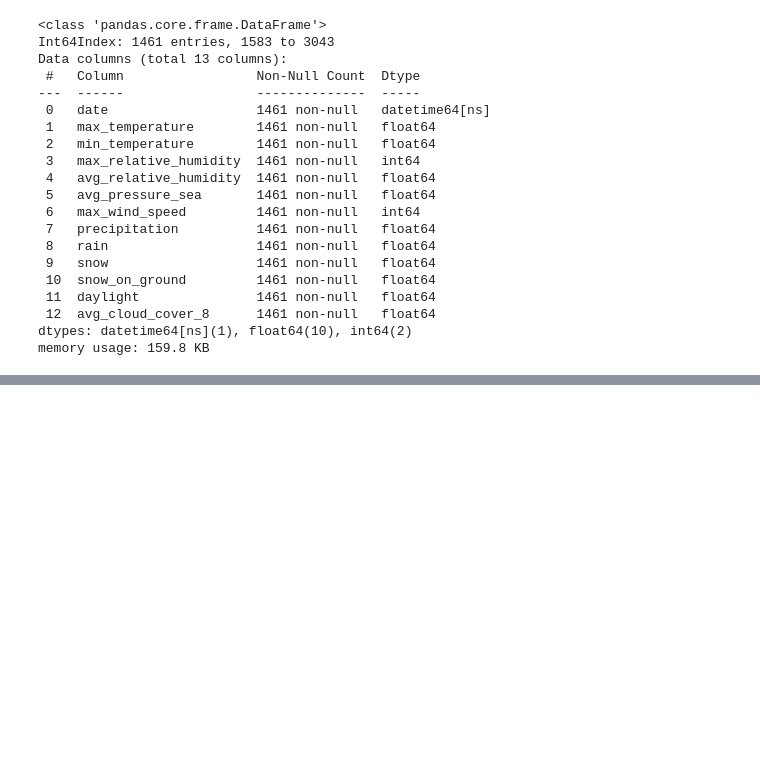
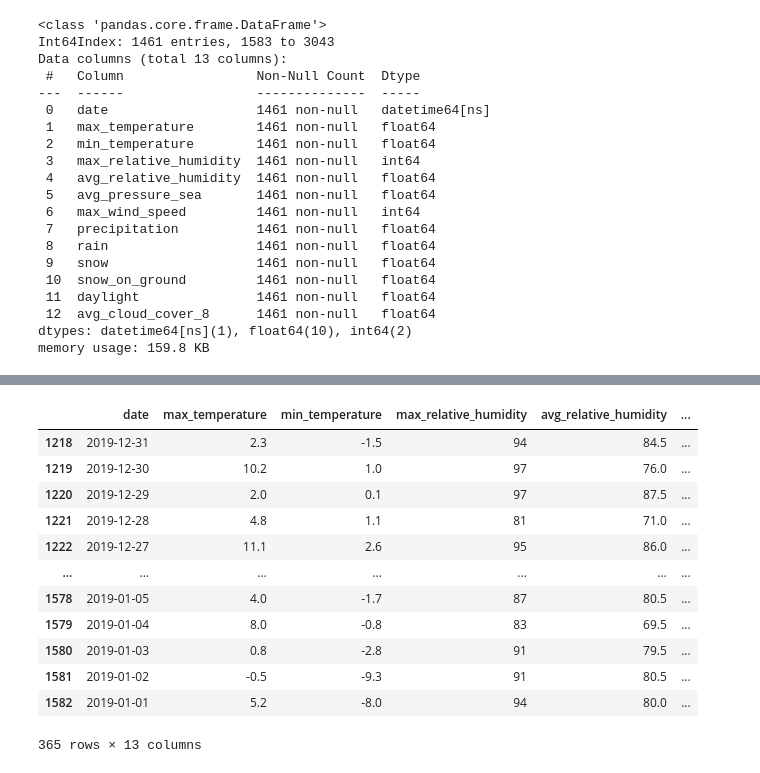
Before and after one commit to MickMarch/Canadian_Homelessness_Analysis, a Jupyter notebook: data_cleaning/weather_data_cleaning.ipynb, the cells around one changed output, grey strips where cells are left out. Saved outputs shown, nothing was run; the diff lists cells and outputs as text; code cells hidden in the pictures; blank space fills up the shorter version.

```diff
--- a/data_cleaning/weather_data_cleaning.ipynb
+++ b/data_cleaning/weather_data_cleaning.ipynb
@@ -198,0 +210,3 @@ weather_filtered_by_year.to_csv('../cleaned_data_2015_2018/toronto_daily_weather
+# %%
+weather_raw_df = pd.read_csv(Path('../datasets/weatherstats_toronto_daily.csv'))
+weather_raw_df.head()
@@ -198,0 +242,9 @@ weather_filtered_by_year.to_csv('../cleaned_data_2015_2018/toronto_daily_weather
+# %%
+# Create list of columns to keep
+columns_to_keep = ['date', 'max_temperature','min_temperature',
+       'max_relative_humidity','avg_relative_humidity', 'avg_pressure_sea',
+       'max_wind_speed', 'precipitation', 'rain', 'snow','snow_on_ground',
+       'daylight','avg_cloud_cover_8']
+
+weather_cleaned = weather_raw_df[columns_to_keep].copy()
+weather_cleaned
@@ -198,0 +283,4 @@ weather_filtered_by_year.to_csv('../cleaned_data_2015_2018/toronto_daily_weather
+# %%
+# Convert NaN values to 0 value that make sense as 0. It just so happens that every column could be considered 0 if NaN
+weather_cleaned.fillna(0, inplace=True)
+weather_cleaned.isna().sum()
@@ -198,0 +326,4 @@ weather_filtered_by_year.to_csv('../cleaned_data_2015_2018/toronto_daily_weather
+# %%
+# Convert 'date' column to datatime object
+weather_cleaned['date'] = pd.to_datetime(weather_cleaned['date'])
+weather_cleaned.info()
@@ -198,0 +351,18 @@ weather_filtered_by_year.to_csv('../cleaned_data_2015_2018/toronto_daily_weather
+# %%
+# Filter data by date column based on the min_year and max_year pre-defined at the beginning of this notebook
+weather_filtered_by_year = weather_cleaned.loc[(weather_cleaned['date'] >= min_year) & (weather_cleaned['date'] <= max_year)]
+weather_filtered_by_year
+# %% [output]
+|  | date | max_temperature | min_temperature | max_relative_humidity | avg_relative_humidity | ... |
+| 1218 | 2019-12-31 | 2.3 | -1.5 | 94 | 84.5 | ... |
+| 1219 | 2019-12-30 | 10.2 | 1.0 | 97 | 76.0 | ... |
+| 1220 | 2019-12-29 | 2.0 | 0.1 | 97 | 87.5 | ... |
+| 1221 | 2019-12-28 | 4.8 | 1.1 | 81 | 71.0 | ... |
+| 1222 | 2019-12-27 | 11.1 | 2.6 | 95 | 86.0 | ... |
+| ... | ... | ... | ... | ... | ... | ... |
+| 1578 | 2019-01-05 | 4.0 | -1.7 | 87 | 80.5 | ... |
+| 1579 | 2019-01-04 | 8.0 | -0.8 | 83 | 69.5 | ... |
+| 1580 | 2019-01-03 | 0.8 | -2.8 | 91 | 79.5 | ... |
+| 1581 | 2019-01-02 | -0.5 | -9.3 | 91 | 80.5 | ... |
+| 1582 | 2019-01-01 | 5.2 | -8.0 | 94 | 80.0 | ... |
+365 rows × 13 columns
```
Also changed, not shown: parts of 12 cells of this notebook, 21 other files.
